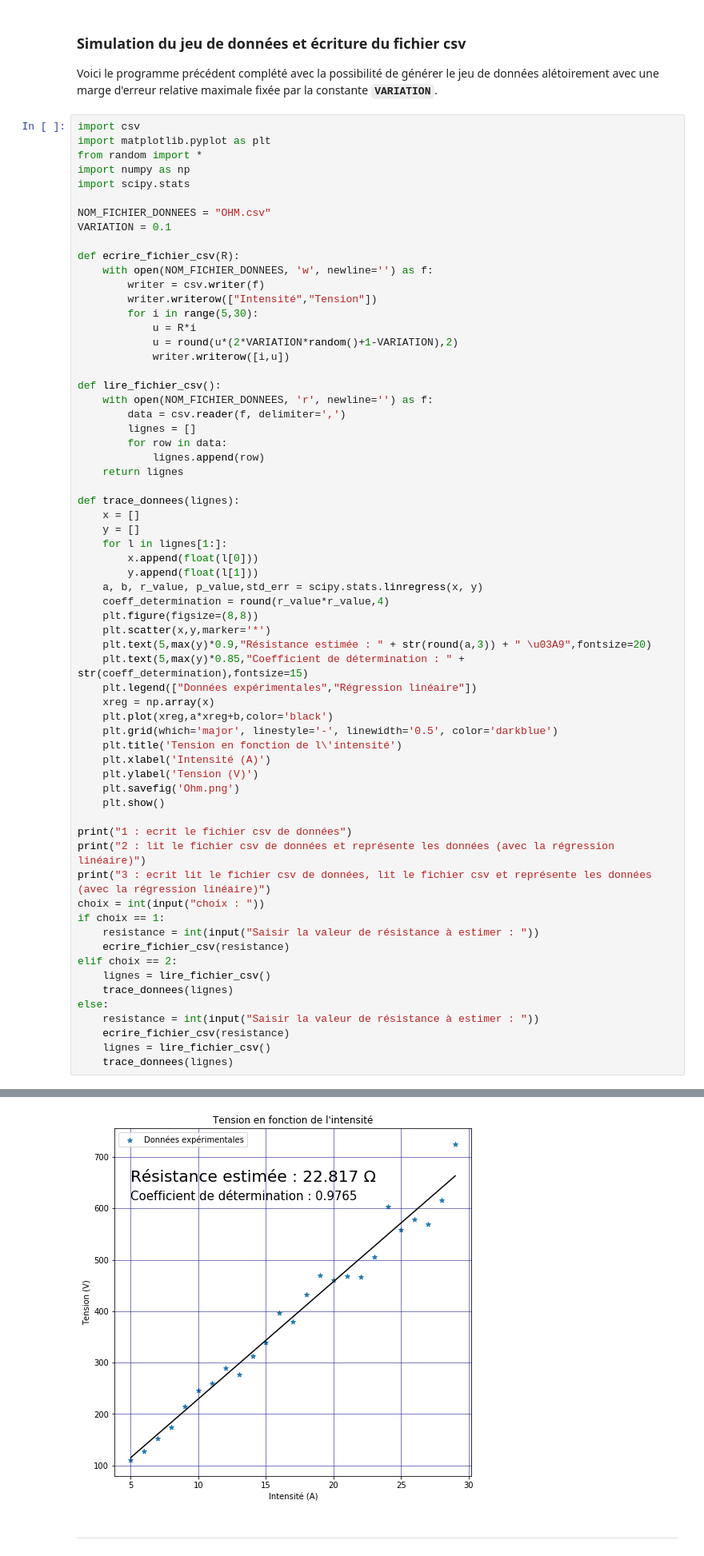
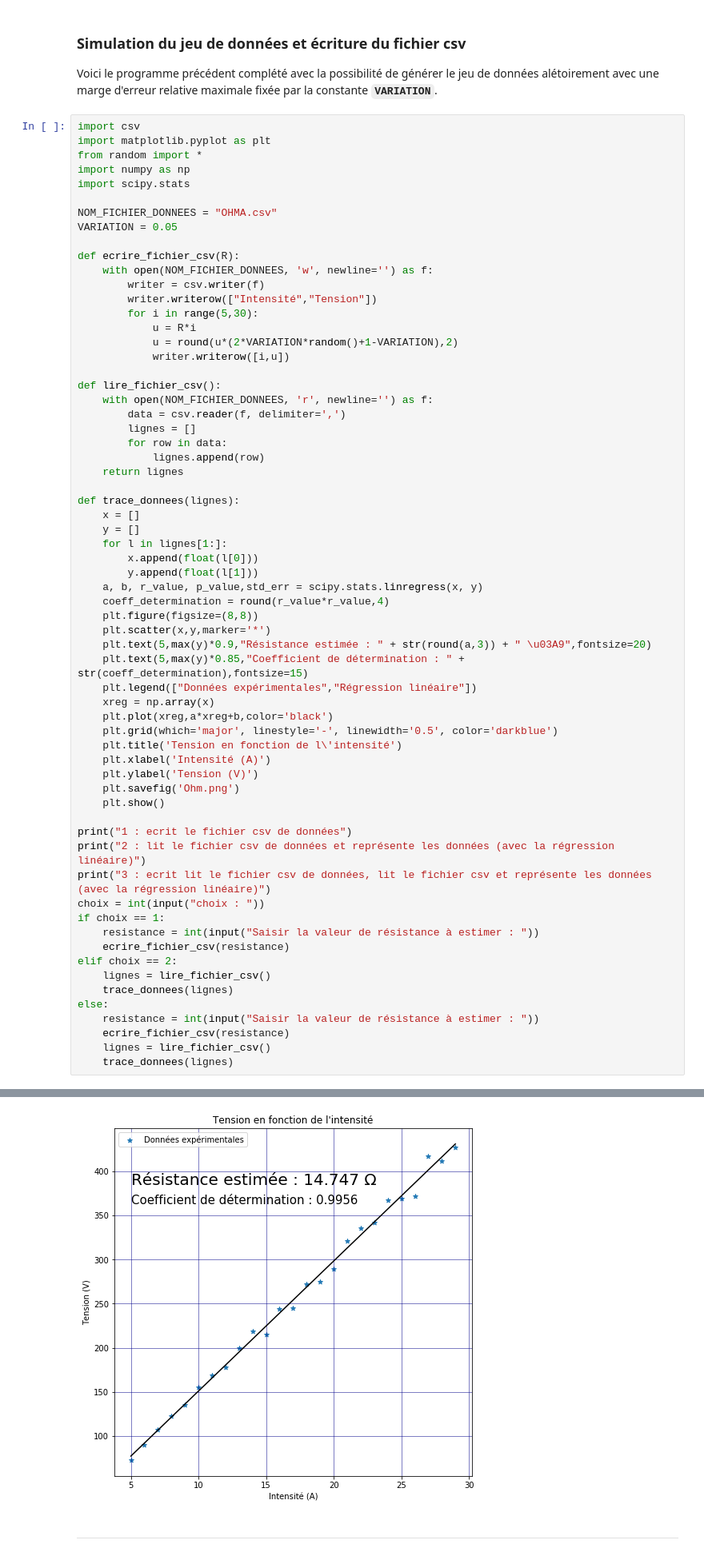
Before and after one commit to hmalherbe/PythonStanNicePhysics, a Jupyter notebook: Formation Python Stan'Nice - Profs de Sciences - physique.ipynb, the cells around one changed output, grey strips where cells are left out. Shown: that part at 80% size. Cells and saved outputs as stored; diff of their text form.

```diff
--- a/Formation Python Stan'Nice - Profs de Sciences - physique.ipynb
+++ b/Formation Python Stan'Nice - Profs de Sciences - physique.ipynb
@@ -496,8 +498,8 @@ from random import *
 import numpy as np
 import scipy.stats
 
-NOM_FICHIER_DONNEES = "OHM.csv"
-VARIATION = 0.1
+NOM_FICHIER_DONNEES = "OHMA.csv"
+VARIATION = 0.05
 
 def ecrire_fichier_csv(R):
     with open(NOM_FICHIER_DONNEES, 'w', newline='') as f:
@@ -562,4 +564,4 @@ Saisir la valeur de résistance à estimer :  23
-[figure, old version]
+[figure, new version]
 # %% [markdown]
 <hr>
 # %% [markdown]
```
Also changed, not shown: parts of 6 cells of this notebook, 2 other files.
